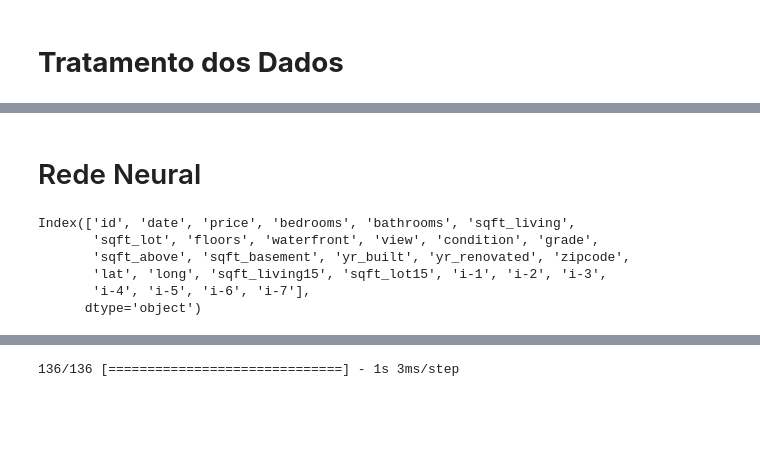
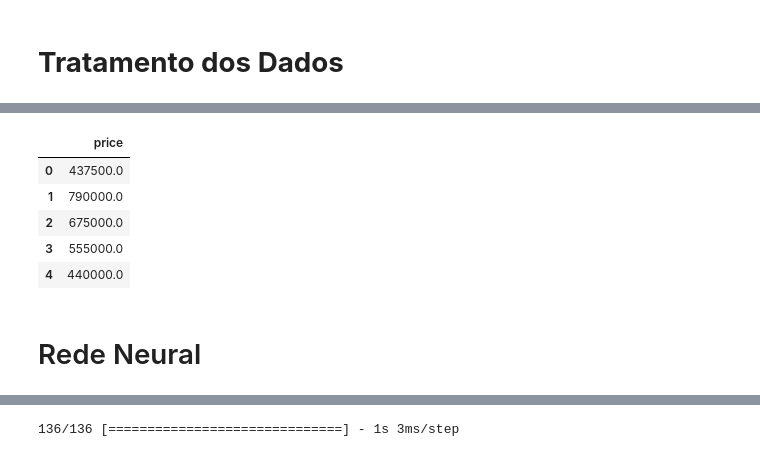
Before and after one commit to MarcioB1999/Previsao_Precos, a Jupyter notebook: Regressao_preço.ipynb, the cells around one changed output, grey strips where cells are left out. Cells and saved outputs as stored; diff of their text form; code cells hidden in the pictures; blank space fills up the shorter version.

```diff
--- a/Regressao_preço.ipynb
+++ b/Regressao_preço.ipynb
@@ -380,11 +31,12 @@ df
+# %%
+Y = pd.read_csv('C:/Users/Marcio/Documents/Aprendizado_de_Maquina/arquivos/Y.csv').iloc[:,1:]
+Y.head(5)
+# %% [output]
+|  | price |
+| 0 | 437500.0 |
+| 1 | 790000.0 |
+| 2 | 675000.0 |
+| 3 | 555000.0 |
+| 4 | 440000.0 |
 # %% [markdown]
 # Rede Neural
-# %%
-df.columns
-# %% [output]
-Index(['id', 'date', 'price', 'bedrooms', 'bathrooms', 'sqft_living',
-       'sqft_lot', 'floors', 'waterfront', 'view', 'condition', 'grade',
-       'sqft_above', 'sqft_basement', 'yr_built', 'yr_renovated', 'zipcode',
-       'lat', 'long', 'sqft_living15', 'sqft_lot15', 'i-1', 'i-2', 'i-3',
-       'i-4', 'i-5', 'i-6', 'i-7'],
-      dtype='object')
```
Also changed, not shown: parts of 40 cells of this notebook, 6 other files.
